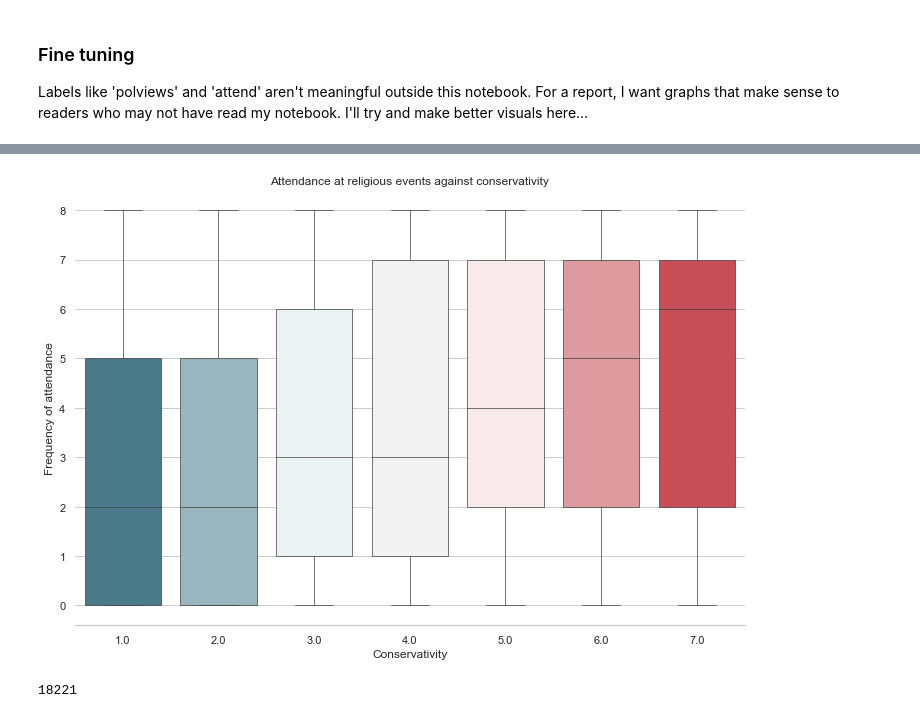
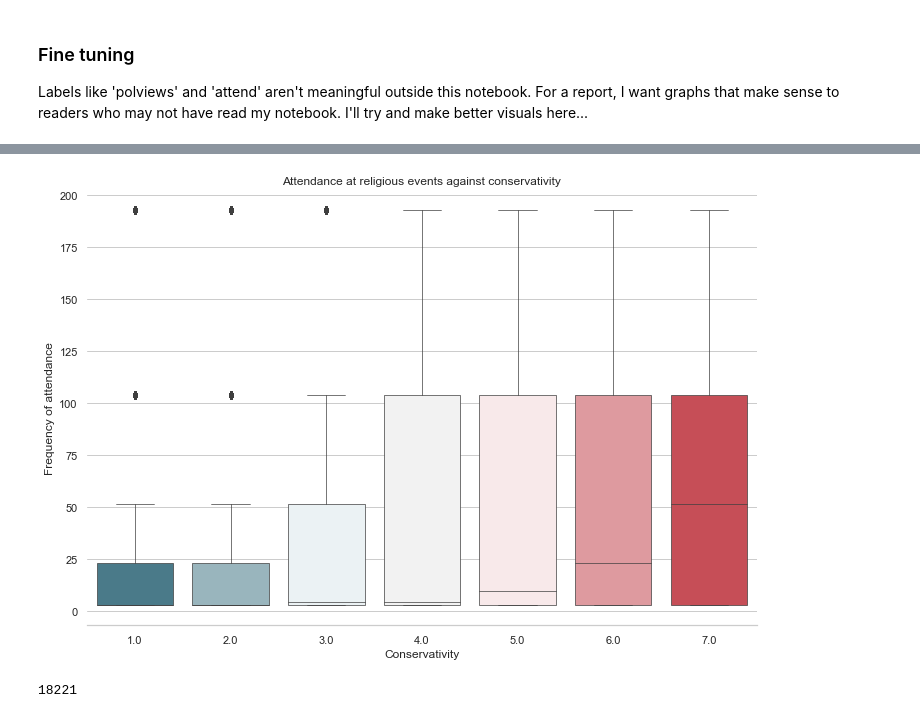
Before and after one commit to gsidsid/ThinkStats2, a Jupyter notebook: project1/project1.ipynb, the cells around one changed output, grey strips where cells are left out. Cells and saved outputs as stored; diff of their text form; code cells hidden in the pictures.

Commit message:
transforming attendance graph

```diff
--- a/project1/project1.ipynb
+++ b/project1/project1.ipynb
@@ -512,3 +512,8 @@ The box/violin plots above clearly reveal certain trends in opinion on homosexua
 ### Fine tuning
 
 Labels like 'polviews' and 'attend' aren't meaningful outside this notebook. For a report, I want graphs that make sense to readers who may not have read my notebook. I'll try and make better visuals here...
+# %%
+# The tiers made logarithmic behavior look linear, so I made a calibration curve with 5 of the tiers and transformed the tier data into days attended in a year
+gss['attend_mod'] = 54068860 + (2.361046 - 54068860)/(1 + (gss['attend']/114.2279)**(4.723202) )
+gss['attend_mod_j'] = gss['attend_mod'] + np.random.random()
+gss['attend_mod_j']
@@ -515,13 +538,13 @@ Labels like 'polviews' and 'attend' aren't meaningful outside this notebook. For
 # %%
 sns.set_style("whitegrid")
-fig = sns.boxplot(y=gss['attend'], x= gss['polviews'], linewidth=0.7, orient="v", palette=sns.diverging_palette(220, 10, sep=80, n=7))
+fig = sns.boxplot(y=gss['attend_mod_j'], x= gss['polviews'], linewidth=0.7, orient="v", palette=sns.diverging_palette(220, 10, sep=80, n=7))
 fig.set_title("Attendance at religious events against conservativity")
 fig.set(xlabel='Conservativity', ylabel='Frequency of attendance')
 fig.get_figure().set_size_inches(12, 8)
 sns.despine(left=True)
 fig.get_figure().savefig("figures/attend.jpg")
 # %% [output]
-[figure, old version]
+[figure, new version]
 # %%
 gss['polviews_mod'] = gss['polviews'][gss['polviews'] != 4]
 gss['polviews_binned'] = pd.cut(x=gss['polviews_mod'], bins=2, labels=['Liberals','Conservatives'])
```
Also changed, not shown: parts of 4 cells of this notebook, 1 other file.
